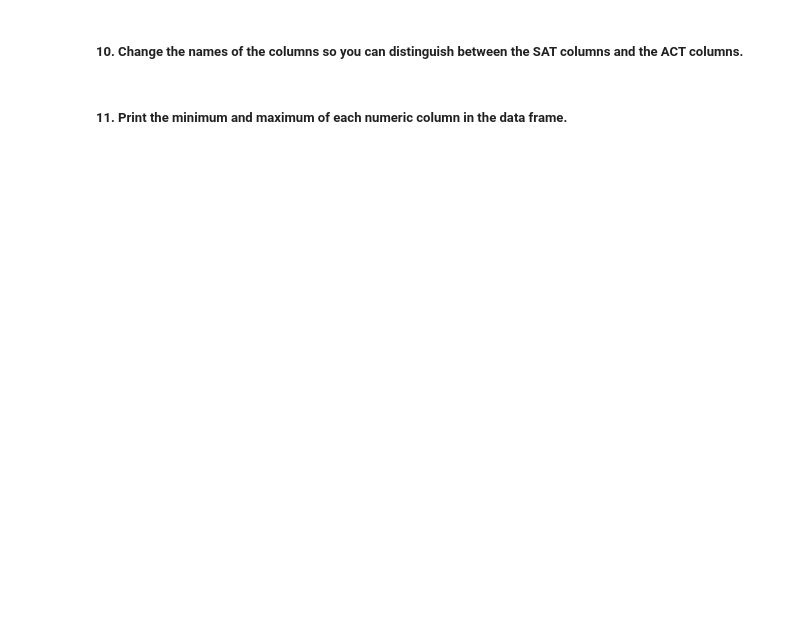
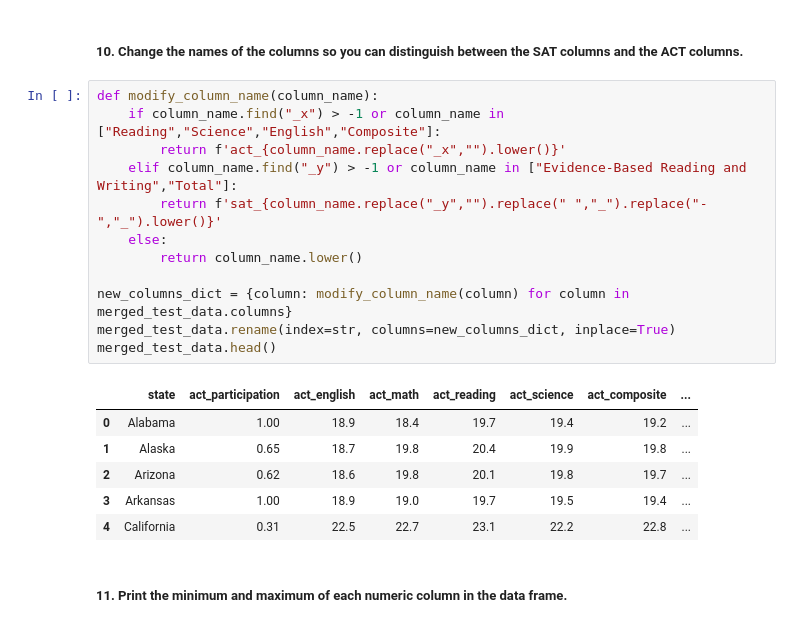
Before and after one commit to rajangdavis/Standardized-Testing-Participation-Exploration, a Jupyter notebook: code/starter-code.ipynb, the cells around one changed output. Saved outputs shown, nothing was run; the diff lists cells and outputs as text; blank space fills up the shorter version.

```diff
--- a/code/starter-code.ipynb
+++ b/code/starter-code.ipynb
@@ -162,4 +169,23 @@ sat_header_state_list
 # %% [markdown]
 ##### 10. Change the names of the columns so you can distinguish between the SAT columns and the ACT columns.
+# %%
+def modify_column_name(column_name):
+    if column_name.find("_x") > -1 or column_name in ["Reading","Science","English","Composite"]:
+        return f'act_{column_name.replace("_x","").lower()}'
+    elif column_name.find("_y") > -1 or column_name in ["Evidence-Based Reading and Writing","Total"]:
+        return f'sat_{column_name.replace("_y","").replace(" ","_").replace("-","_").lower()}'
+    else:
+        return column_name.lower()
+
+new_columns_dict = {column: modify_column_name(column) for column in merged_test_data.columns}
+merged_test_data.rename(index=str, columns=new_columns_dict, inplace=True)
+merged_test_data.head()
+# %% [output]
+|  | state | act_participation | act_english | act_math | act_reading | act_science | act_composite | ... |
+| 0 | Alabama | 1.00 | 18.9 | 18.4 | 19.7 | 19.4 | 19.2 | ... |
+| 1 | Alaska | 0.65 | 18.7 | 19.8 | 20.4 | 19.9 | 19.8 | ... |
+| 2 | Arizona | 0.62 | 18.6 | 19.8 | 20.1 | 19.8 | 19.7 | ... |
+| 3 | Arkansas | 1.00 | 18.9 | 19.0 | 19.7 | 19.5 | 19.4 | ... |
+| 4 | California | 0.31 | 22.5 | 22.7 | 23.1 | 22.2 | 22.8 | ... |
 # %% [markdown]
 ##### 11. Print the minimum and maximum of each numeric column in the data frame.
```
Also changed, not shown: parts of 19 cells of this notebook.
